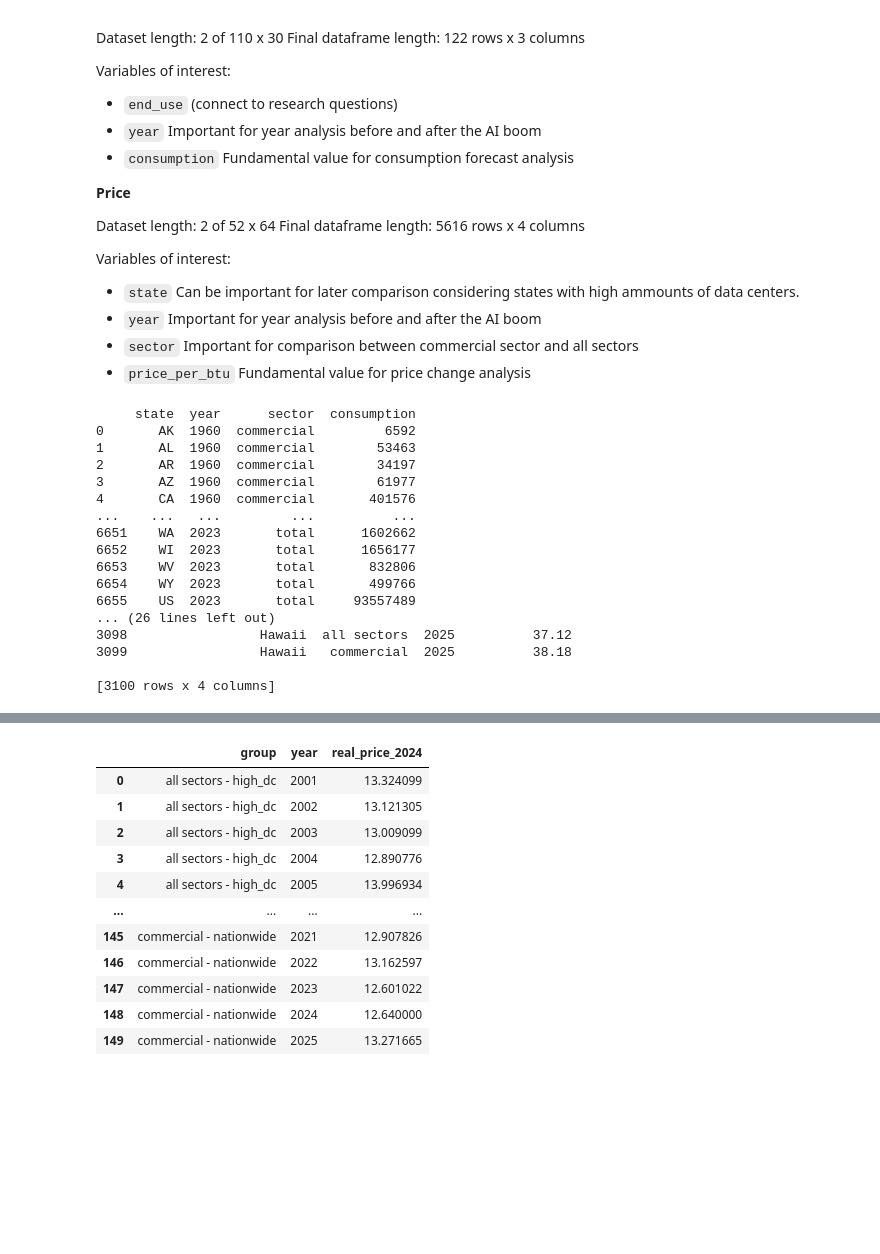
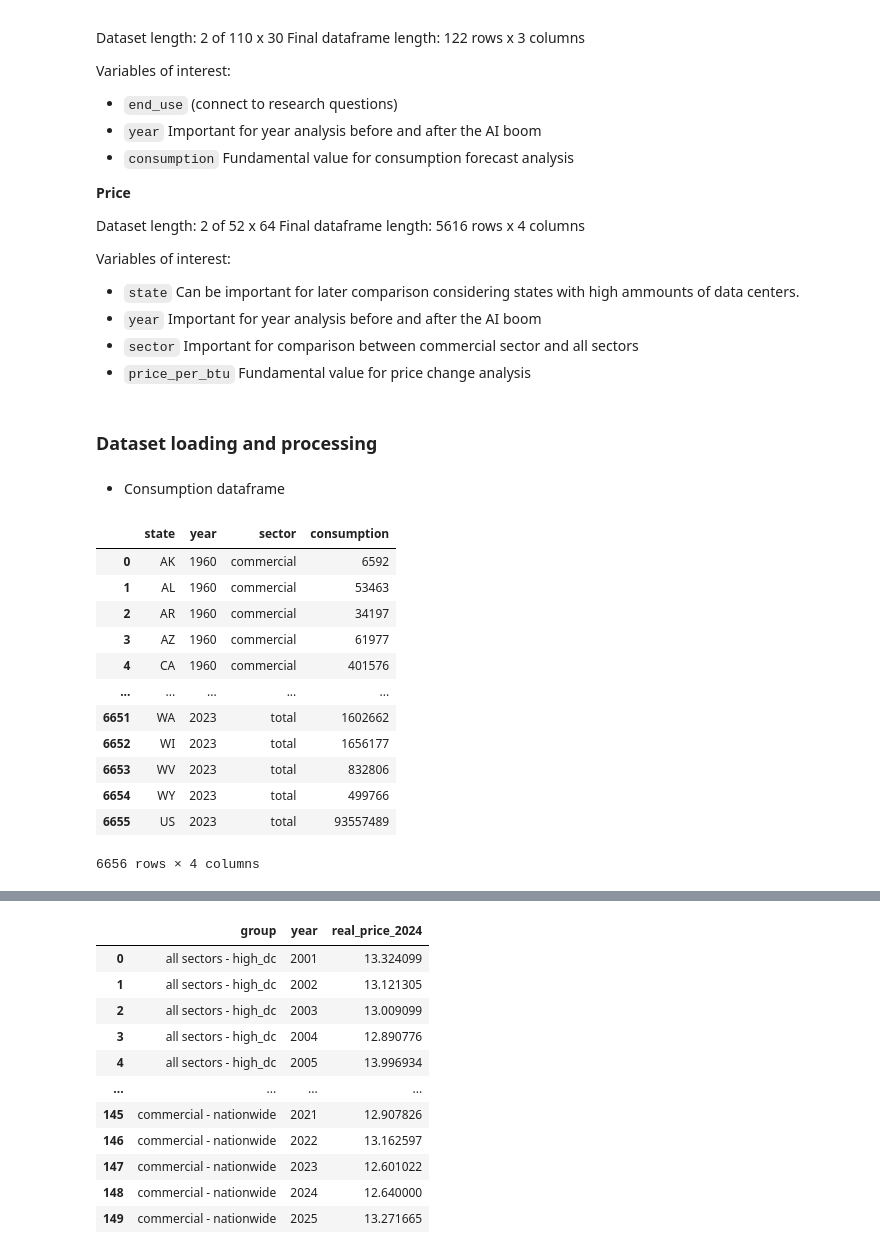
Before and after one commit to nickberredo/ai_energy_consumption, a Jupyter notebook: final_project.ipynb, the cells around one changed output, grey strips where cells are left out. Cells and saved outputs as stored; diff of their text form; code cells hidden in the pictures; blank space fills up the shorter version.

```diff
--- a/final_project.ipynb
+++ b/final_project.ipynb
@@ -131,6 +131,8 @@ Variables of interest:
 import pandas as pd
 import seaborn as sns
 import matplotlib.pyplot as plt
+# %% [markdown]
+### Dataset loading and processing
 # %%
 def load_sector(datafile, sheet_name, focus_column):
     df = pd.read_excel(datafile, sheet_name = sheet_name, header=2)
@@ -233,29 +235,22 @@ def load_eia_prices(datafile):
 
 
     return df_filtered[["state", "sector", "year", "cents_per_kwh"]] #order change
+# %% [markdown]
+- Consumption dataframe
 # %%
 df_consumption = load_eia_consumption('use_tot_sector.xlsx')
-df_forecast = load_eia_forecast('outlook_2019.xlsx', 'outlook_2025.xlsx')
-prices_df = load_eia_prices('Average_retail_price_of_electricity.csv')
-
-print(df_consumption)
-print(df_forecast)
-print(prices_df)
+df_consumption
 # %% [output]
+|  | state | year | sector | consumption |
+| 0 | AK | 1960 | commercial | 6592 |
+| 1 | AL | 1960 | commercial | 53463 |
+| 2 | AR | 1960 | commercial | 34197 |
+| 3 | AZ | 1960 | commercial | 61977 |
+| 4 | CA | 1960 | commercial | 401576 |
+| ... | ... | ... | ... | ... |
+| 6651 | WA | 2023 | total | 1602662 |
+| 6652 | WI | 2023 | total | 1656177 |
+| 6653 | WV | 2023 | total | 832806 |
+| 6654 | WY | 2023 | total | 499766 |
+| 6655 | US | 2023 | total | 93557489 |
-     state  year      sector  consumption
-0       AK  1960  commercial         6592
-1       AL  1960  commercial        53463
-2       AR  1960  commercial        34197
-3       AZ  1960  commercial        61977
-4       CA  1960  commercial       401576
-...    ...   ...         ...          ...
-6651    WA  2023       total      1602662
-6652    WI  2023       total      1656177
-6653    WV  2023       total       832806
-6654    WY  2023       total       499766
-6655    US  2023       total     93557489
-... (26 lines left out)
-3098                 Hawaii  all sectors  2025          37.12
-3099                 Hawaii   commercial  2025          38.18
-
-[3100 rows x 4 columns]
+6656 rows × 4 columns
```
Also changed, not shown: parts of 23 cells of this notebook.
